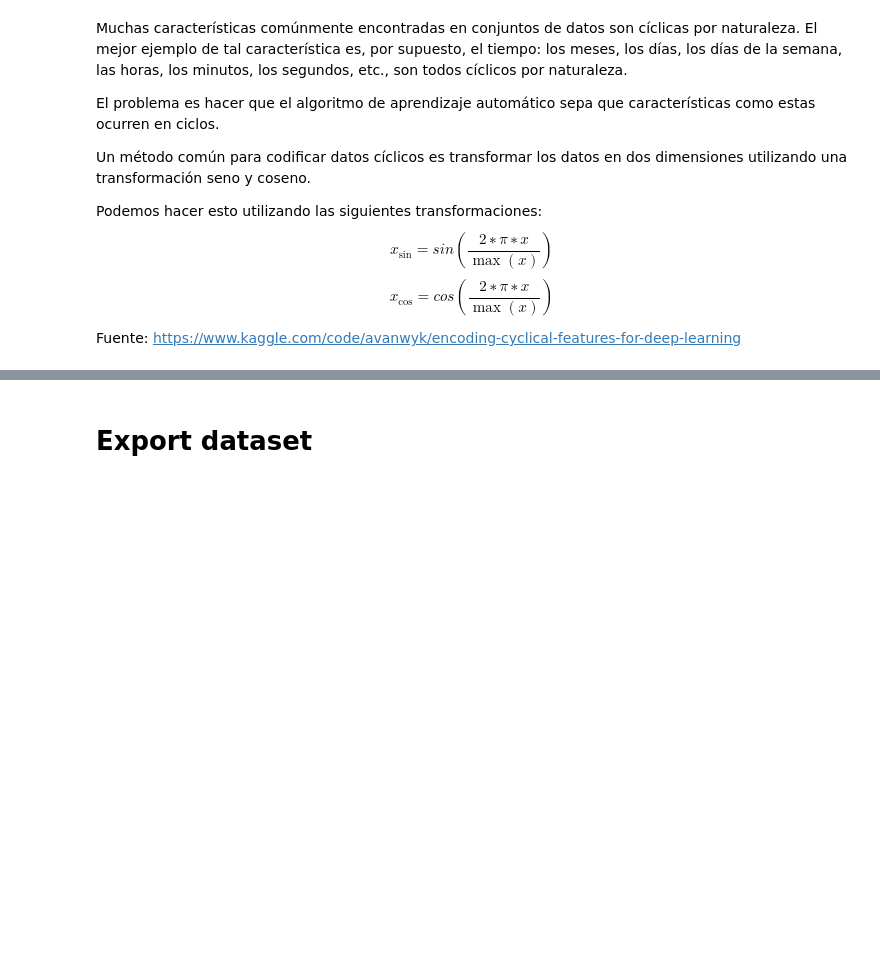
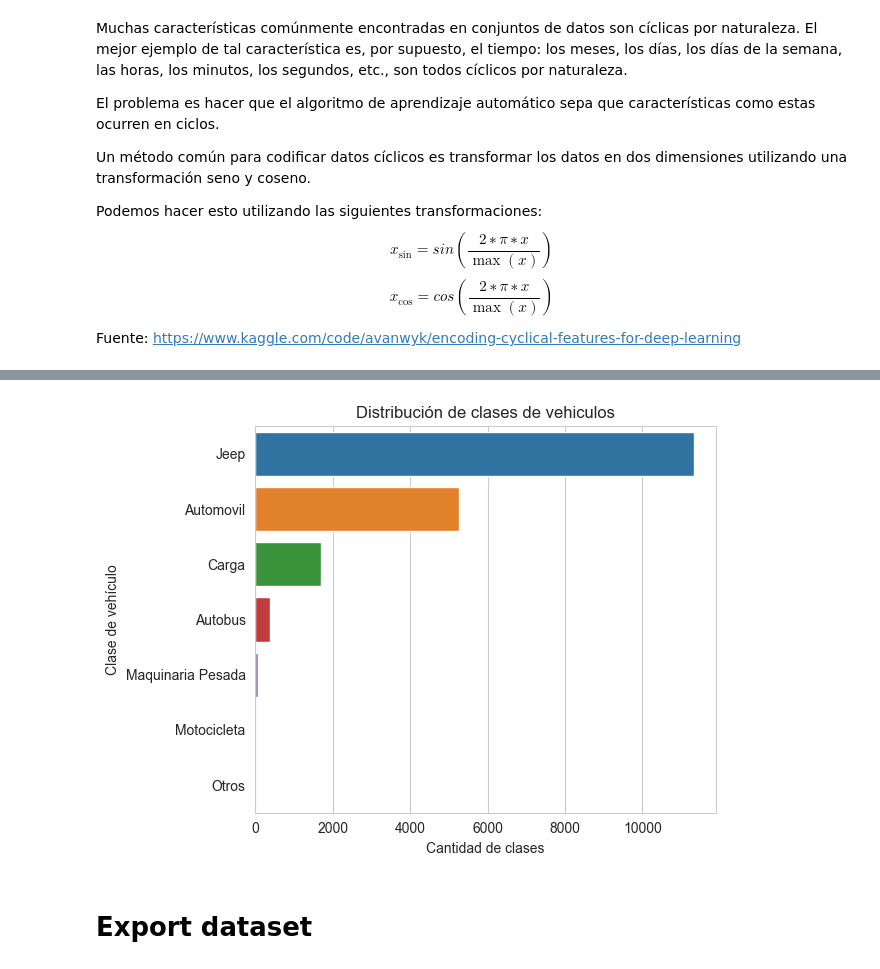
Before and after one commit to josegarciav/Datathon_BDO_2023, a Jupyter notebook: Feature_Engineering.ipynb, the cells around one changed output, grey strips where cells are left out. Drawn from its saved outputs; the diff is of its cells as text; code cells hidden in the pictures; blank space fills up the shorter version.

```diff
--- a/Feature_Engineering.ipynb
+++ b/Feature_Engineering.ipynb
@@ -1061,3 +1051,18 @@ plt.show()
+# %%
+data = df9.copy()
+data_clean = data.dropna(subset=['Fe_Ocurrencia'])
+data_clean['month'] = data_clean['Fe_Ocurrencia'].dt.to_period('M')
+
+sns.countplot(data=data_clean, y='Clase', order=data_clean['Clase'].value_counts().iloc[:10].index)
+plt.title('Distribución de clases de vehiculos')
+plt.xlabel('Cantidad de clases')
+plt.ylabel('Clase de vehículo')
+
+# Mostrar grafica
+plt.tight_layout()
+plt.show()
+# %% [output]
+[figure, added]
 # %% [markdown]
 # Export dataset
 # %% [markdown]
```
Also changed, not shown: parts of 12 cells of this notebook, 2 other files.
